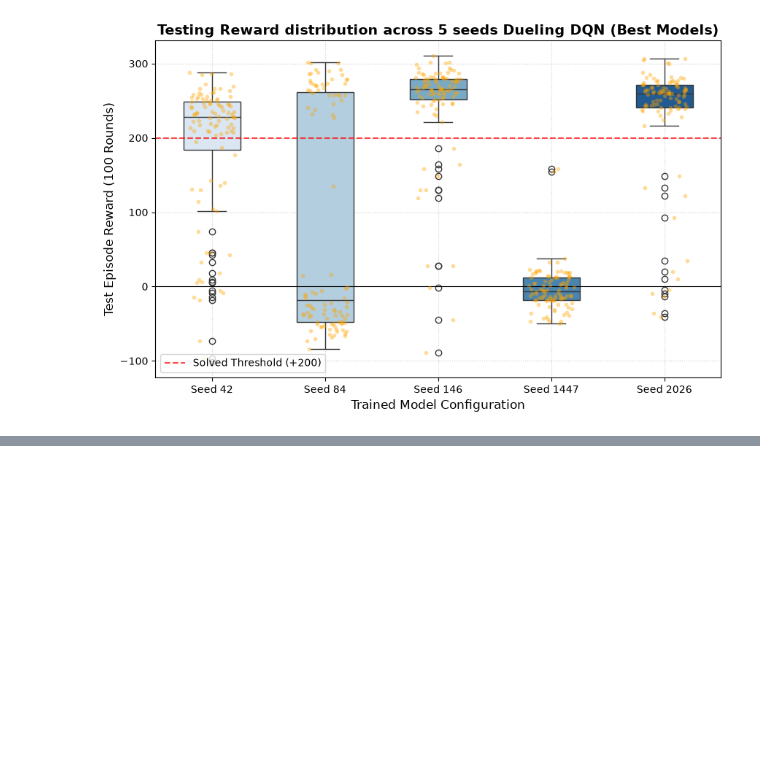
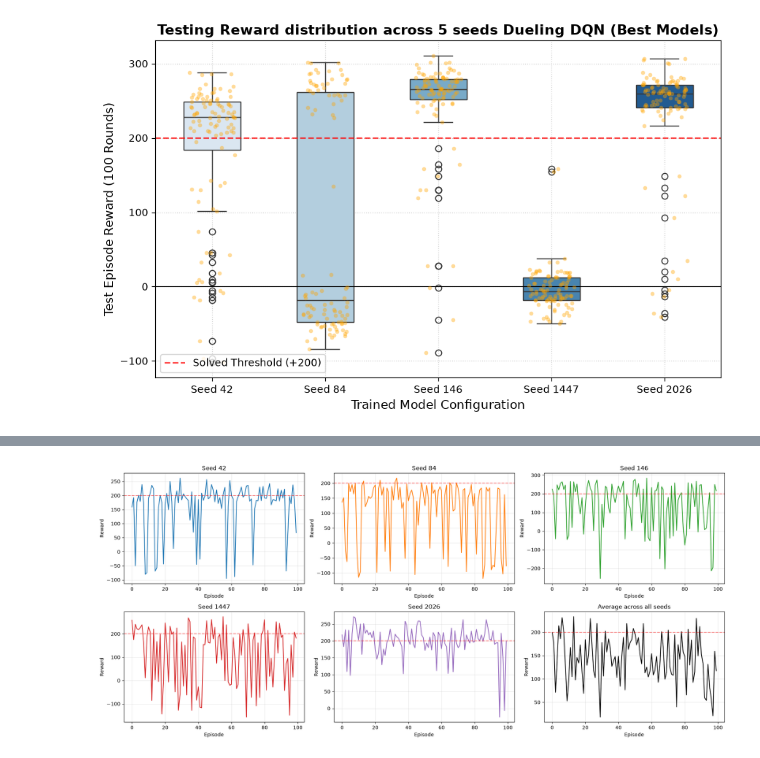
Before and after one commit to AhmedEl-Shamy/Benchmarking-RL-Algorithms-on-LunarLander-v3, a Jupyter notebook: dqn_algorithms_experiments/RL_Project.ipynb, the cells around one changed output, grey strips where cells are left out. Cells and saved outputs as stored; diff of their text form; code cells hidden in the pictures; blank space fills up the shorter version.

```diff
--- a/dqn_algorithms_experiments/RL_Project.ipynb
+++ b/dqn_algorithms_experiments/RL_Project.ipynb
@@ -885,0 +1074,28 @@ plt.show()
+# %%
+fig, axes = plt.subplots(2, 3, figsize=(18, 8))
+axes = axes.flatten()
+
+seed_names = list(all_test_rewards_data.keys())
+colors = ['#1f77b4', '#ff7f0e', '#2ca02c', '#d62728', '#9467bd']
+
+for i, seed_name in enumerate(seed_names):
+    rewards = all_test_rewards_data[seed_name]
+    axes[i].plot(rewards, color=colors[i])
+    axes[i].axhline(y=200, color='red', linestyle='--', alpha=0.5)
+    axes[i].set_title(seed_name)
+    axes[i].set_xlabel("Episode")
+    axes[i].set_ylabel("Reward")
+    axes[i].grid(True, alpha=0.3)
+
+avg_rewards = np.mean([all_test_rewards_data[s] for s in seed_names], axis=0)
+axes[5].plot(avg_rewards, color='black')
+axes[5].axhline(y=200, color='red', linestyle='--', alpha=0.5)
+axes[5].set_title("Average across all seeds")
+axes[5].set_xlabel("Episode")
+axes[5].set_ylabel("Reward")
+axes[5].grid(True, alpha=0.3)
+
+plt.tight_layout()
+plt.show()
+# %% [output]
+[figure, added]
```
Also changed, not shown: parts of 15 cells of this notebook, 21 other files.
